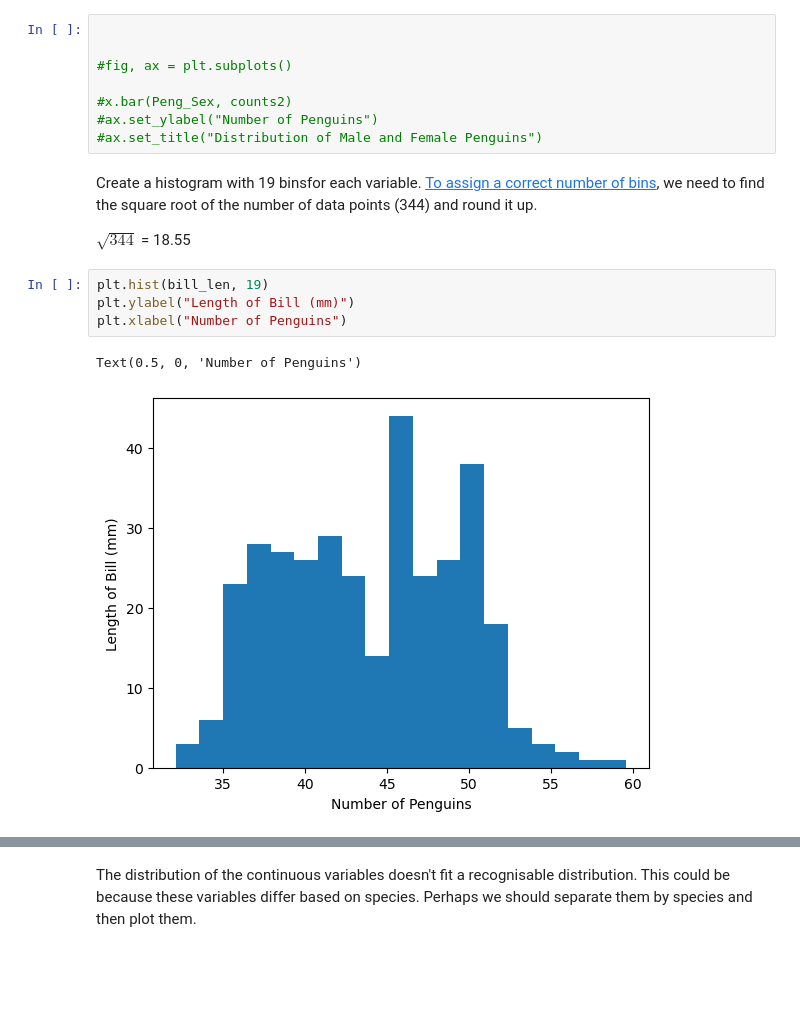
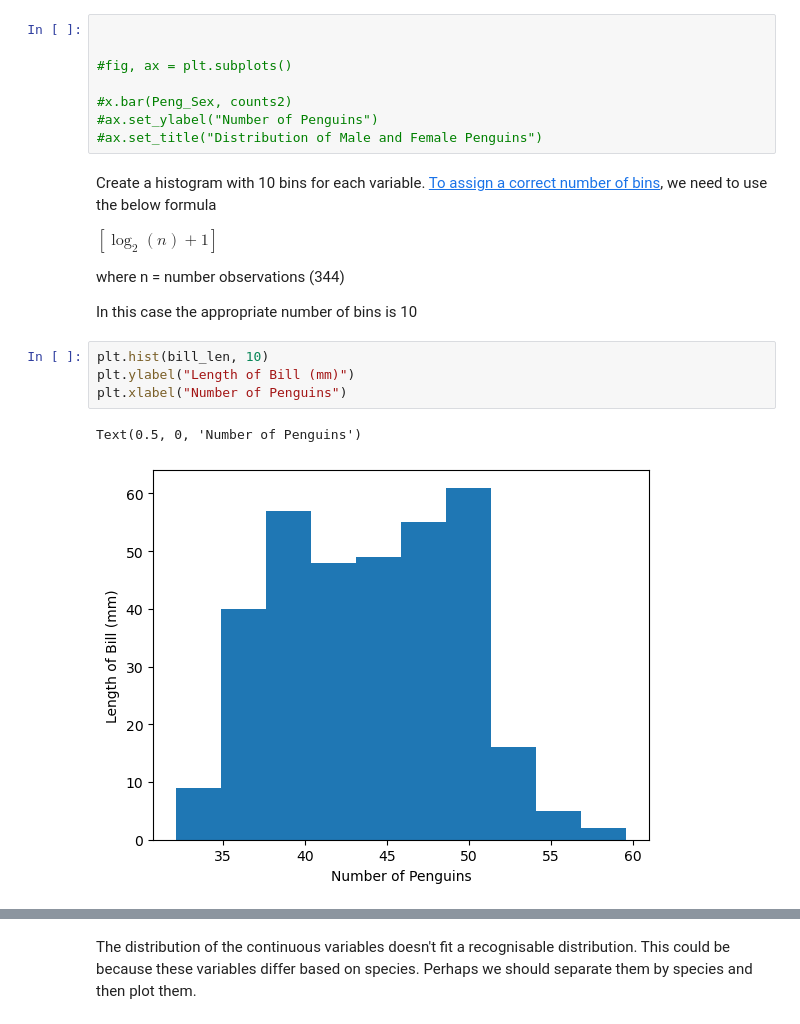
Before and after one commit to Kevin002023/FODA, a Jupyter notebook: tasks.ipynb, the cells around one changed output, grey strips where cells are left out. Saved outputs shown, nothing was run; the diff lists cells and outputs as text; blank space fills up the shorter version.

```diff
--- a/tasks.ipynb
+++ b/tasks.ipynb
@@ -256,14 +256,18 @@ NameError: name 'sex_str' is not defined
 #ax.set_ylabel("Number of Penguins")
 #ax.set_title("Distribution of Male and Female Penguins")
 # %% [markdown]
-Create a histogram with 19 binsfor each variable.  [To assign a correct number of bins](https://www.qimacros.com/histogram-excel/how-to-determine-histogram-bin-interval/), we need to find the square root of the number of data points (344) and round it up.
+Create a histogram with 10 bins for each variable.  [To assign a correct number of bins](https://www.qimacros.com/histogram-excel/how-to-determine-histogram-bin-interval/), we need to use the below formula
 
-$\sqrt{344}$ = 18.55
+$[\log_{2}(n)+1]$
+
+where n = number observations (344)
+
+In this case the appropriate number of bins is 10
 # %%
-plt.hist(bill_len, 19)
+plt.hist(bill_len, 10)
 plt.ylabel("Length of Bill (mm)")
 plt.xlabel("Number of Penguins")
 # %% [output]
 Text(0.5, 0, 'Number of Penguins')
-[figure, old version]
+[figure, new version]
 # %%
```
Also changed, not shown: parts of 4 cells of this notebook, 1 other file.
